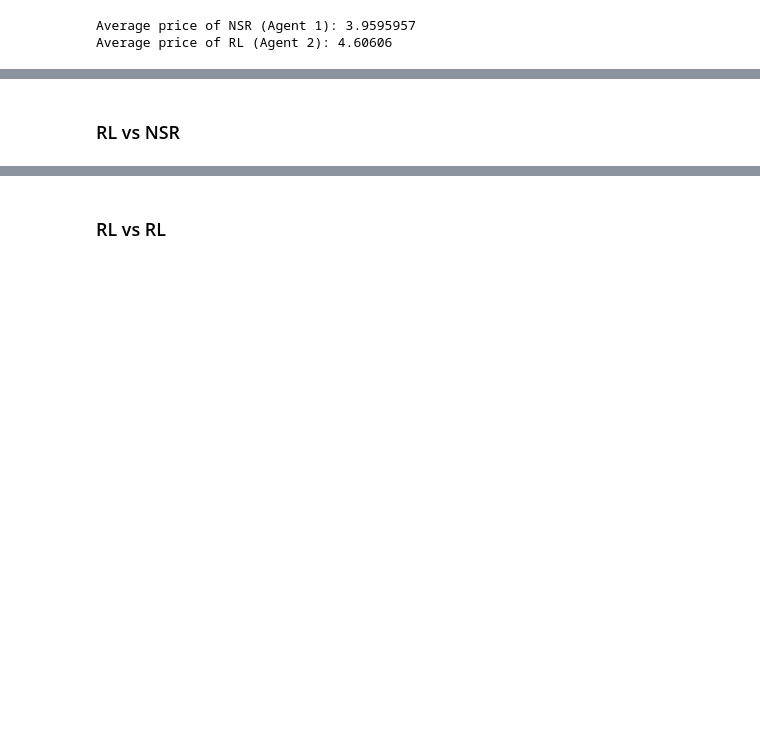
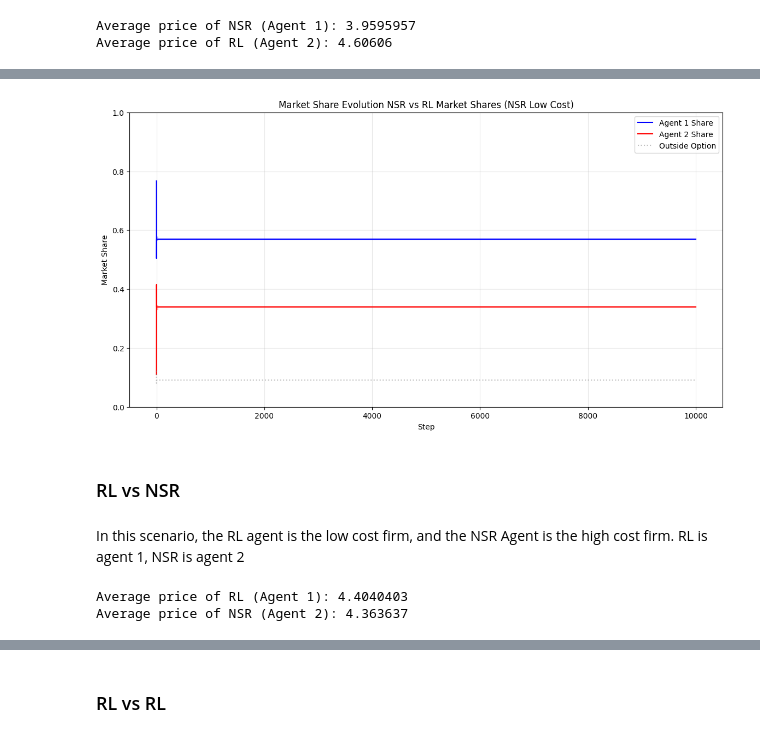
Before and after one commit to alan-w25/cis-6200-final, a Jupyter notebook: market_audit/notebooks/agent_agent_tests.ipynb, the cells around one changed output, grey strips where cells are left out. Cells and saved outputs as stored; diff of their text form; code cells hidden in the pictures; blank space fills up the shorter version.

Commit message:
static market tests finished

```diff
--- a/market_audit/notebooks/agent_agent_tests.ipynb
+++ b/market_audit/notebooks/agent_agent_tests.ipynb
@@ -103,4 +103,8 @@ plot_generalized_convergence(nsr_rl_ts, env_config, title_suffix="NSR vs RL Eval
 # %%
-plot_market_shares()
+plot_market_shares(nsr_rl_ts, env_config, title_suffix="NSR vs RL Market Shares (NSR Low Cost)")
+# %% [output]
+[figure, added]
 # %% [markdown]
 ### RL vs NSR
+# %% [markdown]
+In this scenario, the RL agent is the low cost firm, and the NSR Agent is the high cost firm. RL is agent 1, NSR is agent 2
@@ -106,0 +117,6 @@ plot_market_shares()
+# %%
+print("Average price of RL (Agent 1):", np.mean(rl_nsr_ts['p1'][-100:]))
+print("Average price of NSR (Agent 2):", np.mean(rl_nsr_ts['p2'][-100:]))
+# %% [output]
+Average price of RL (Agent 1): 4.4040403
+Average price of NSR (Agent 2): 4.363637
```
Also changed, not shown: parts of 13 cells of this notebook.
